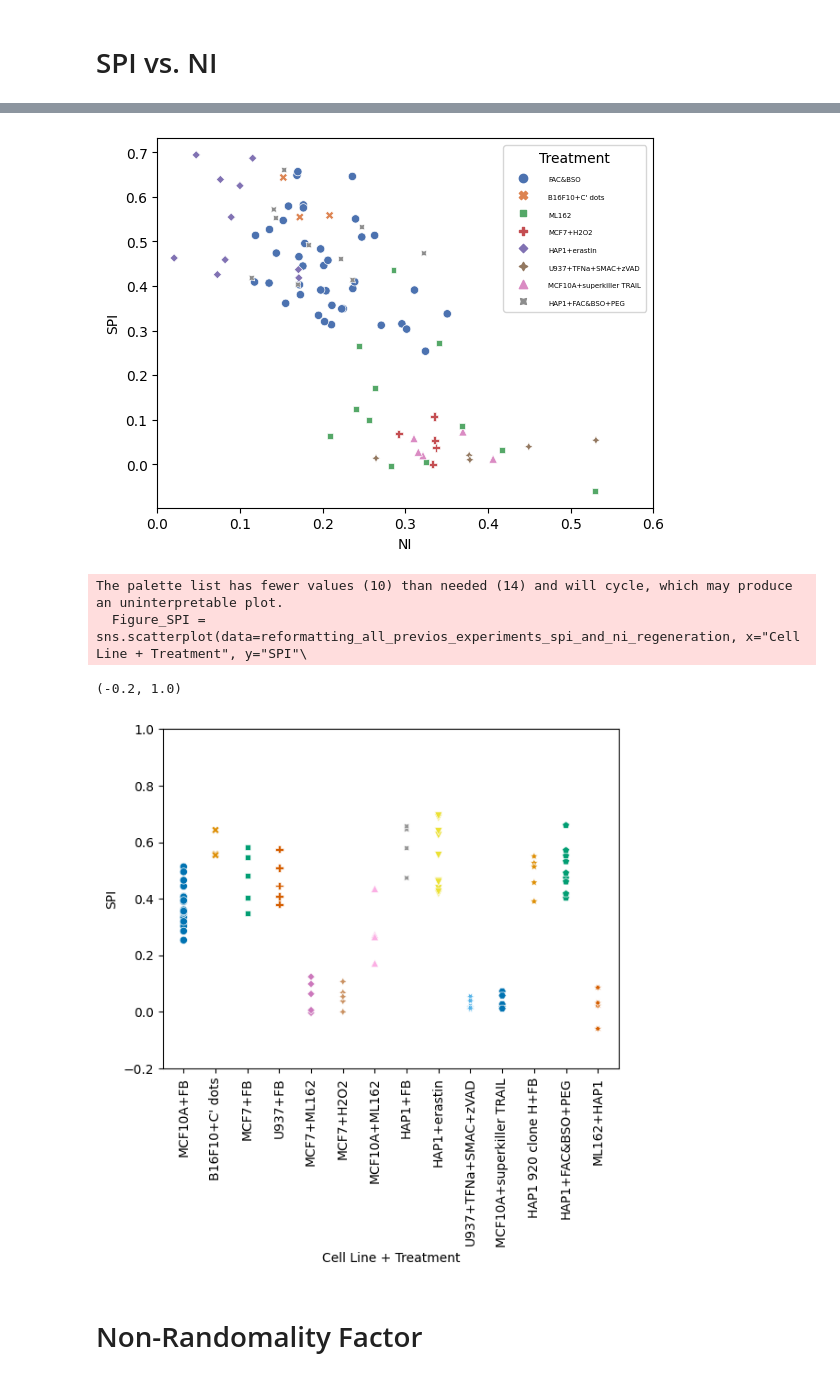
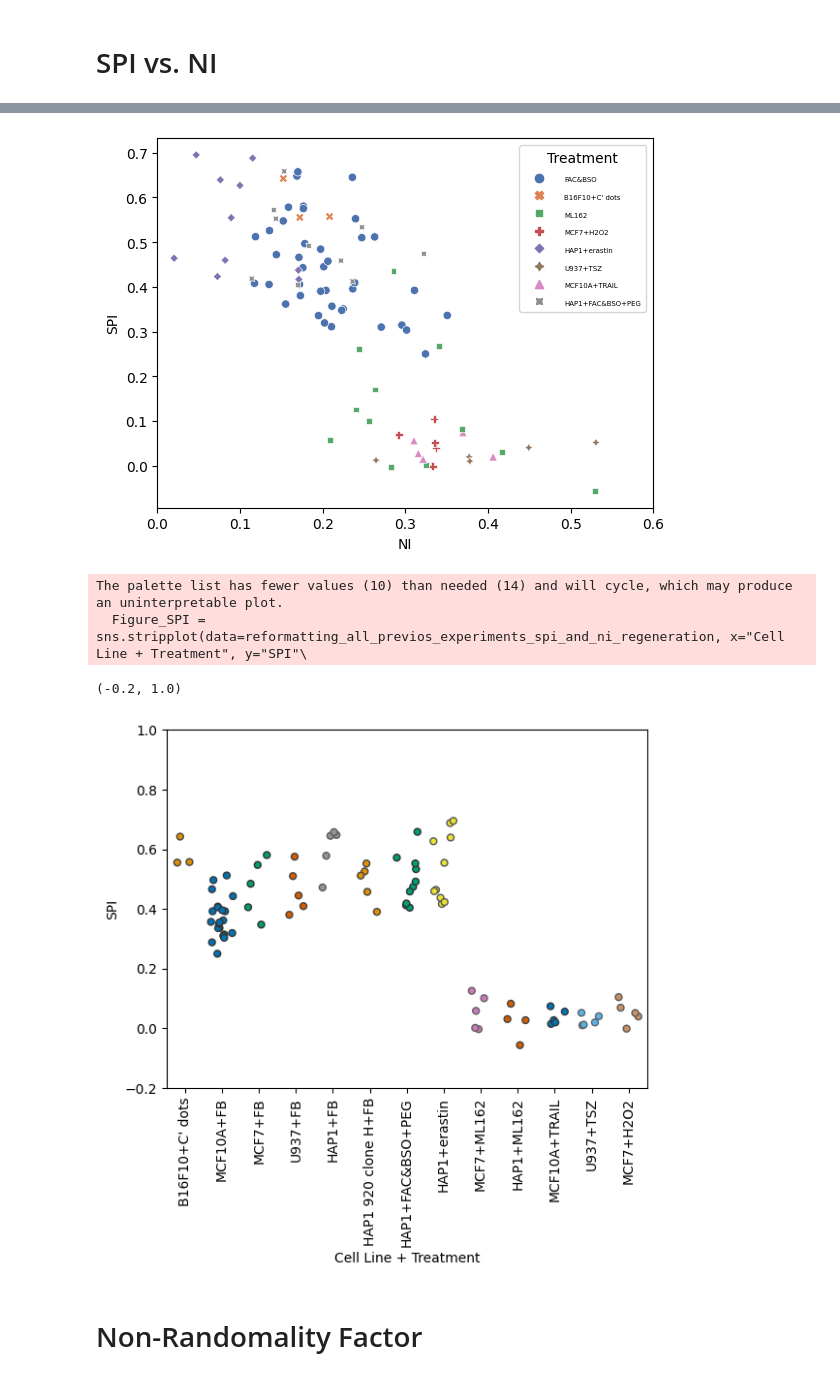
Before and after one commit to esraan/CellDeathQuantification, a Jupyter notebook: ResultsRegenaration.ipynb, the cells around one changed output, grey strips where cells are left out. Drawn from its saved outputs; the diff is of its cells as text; code cells hidden in the pictures.

```diff
--- a/ResultsRegenaration.ipynb
+++ b/ResultsRegenaration.ipynb
@@ -93,24 +75,28 @@ for key in reformatting_all_previos_experiments_spi_and_ni_regeneration.keys():
 # %%
 import seaborn as sns
 import matplotlib.pyplot as plt
 reformatting_all_previos_experiments_spi_and_ni_regeneration_df = pd.DataFrame.from_dict(reformatting_all_previos_experiments_spi_and_ni_regeneration)
-figure = sns.scatterplot(data=reformatting_all_previos_experiments_spi_and_ni_regeneration_df, x="NI", y="SPI", hue="Treatment", style="Treatment",palette = sns.color_palette("deep"))
+figure = sns.scatterplot(data=reformatting_all_previos_experiments_spi_and_ni_regeneration_df, x="NI", y="SPI", hue="Treatment", style="Treatment",palette = sns.color_palette("deep"))#,
+                         #,edgecolors="grey", linewidth=2)
 plt.setp(figure.get_legend().get_texts(), fontsize='5')
+figure.set_xlim(0.0,0.6)
 figure.set_xlim(0.0,0.6)
 plt.show()
 
-Figure_SPI = sns.scatterplot(data=reformatting_all_previos_experiments_spi_and_ni_regeneration, x="Cell Line + Treatment", y="SPI"\
-    ,  hue= "Cell Line + Treatment", style="Cell Line + Treatment", palette = sns.color_palette("colorblind"))
+Figure_SPI = sns.stripplot(data=reformatting_all_previos_experiments_spi_and_ni_regeneration, x="Cell Line + Treatment", y="SPI"\
+    ,  hue= "Cell Line + Treatment",palette = sns.color_palette("colorblind"), edgecolors="black"
+    , jitter = 0.3, linewidth=1,
+    order=["B16F10+C' dots", 'MCF10A+FB', 'MCF7+FB','U937+FB','HAP1+FB','HAP1 920 clone H+FB','HAP1+FAC&BSO+PEG', 'HAP1+erastin','MCF7+ML162', 'HAP1+ML162', 'MCF10A+TRAIL','U937+TSZ','MCF7+H2O2'])
 Figure_SPI.tick_params(axis='x', rotation=90)
 Figure_SPI.get_legend().remove()
 
 Figure_SPI.set_ylim(-0.2,1.0)
 # %% [output]
-[figure, old version]
+[figure, new version]
 The palette list has fewer values (10) than needed (14) and will cycle, which may produce an uninterpretable plot.
-  Figure_SPI = sns.scatterplot(data=reformatting_all_previos_experiments_spi_and_ni_regeneration, x="Cell Line + Treatment", y="SPI"\
+  Figure_SPI = sns.stripplot(data=reformatting_all_previos_experiments_spi_and_ni_regeneration, x="Cell Line + Treatment", y="SPI"\
 (-0.2, 1.0)
-[figure, old version]
+[figure, new version]
 # %% [markdown]
 # Non-Randomality Factor
 # %%
```
Also changed, not shown: parts of 1 cell of this notebook, 4 other files.
